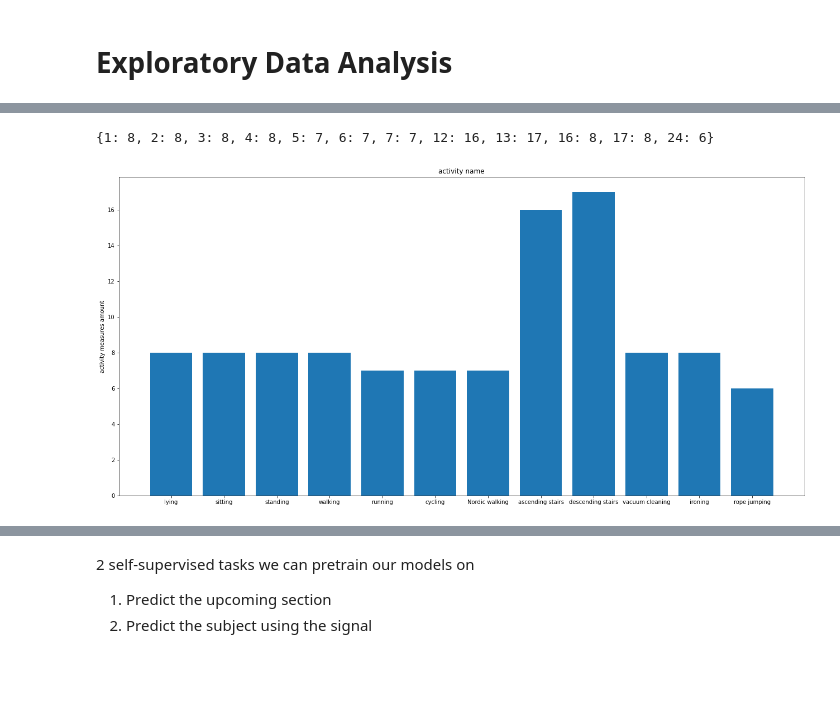
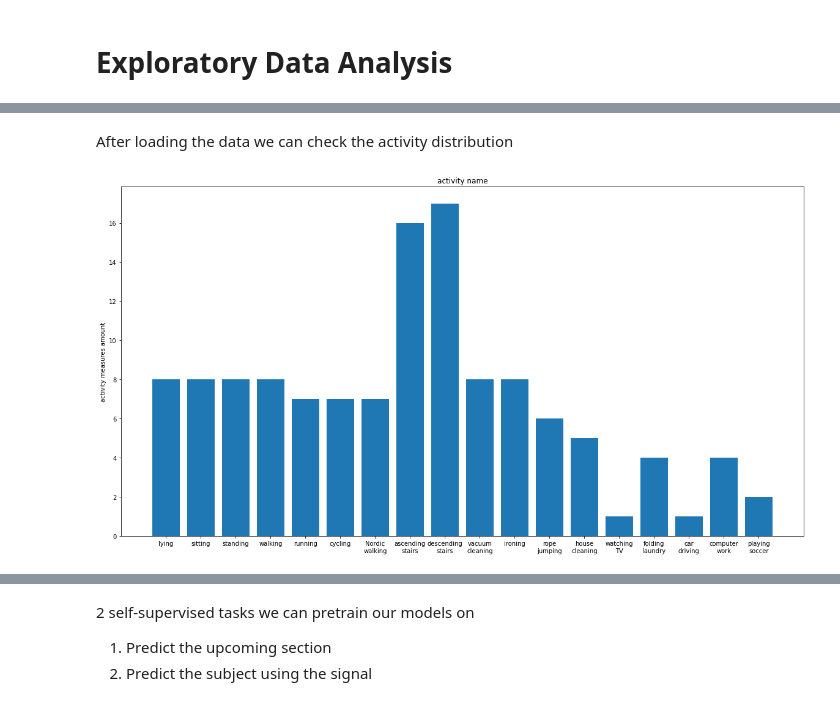
Before and after one commit to ChaiShalev18/Activity-Recognition-using-LSTM, a Jupyter notebook: DL_Assignment2.ipynb, the cells around one changed output, grey strips where cells are left out. Drawn from its saved outputs; the diff is of its cells as text; code cells hidden in the pictures; blank space fills up the shorter version.

Commit message:
Added initial Dataset, dataframe combination and activity duration per subject analysis

```diff
--- a/DL_Assignment2.ipynb
+++ b/DL_Assignment2.ipynb
@@ -127,6 +175,0 @@ columns_to_remove += ['IMU ankle orientation ' + str(i + 1) for i in range(4)] #
-# %%
-for protocol_subject in protocol_subjects:
-  protocol_dataframes[protocol_subject].drop(columns_to_remove, axis=1, inplace=True)
-
-for optional_subject in optional_subjects:
-  optional_dataframes[optional_subject].drop(columns_to_remove, axis=1, inplace=True)
@@ -174,58 +284,38 @@ for protocol_subject in protocol_subjects:
             activity_count[key] += temp_acts[key]
         else:
             activity_count[key] = temp_acts[key]
+
+for optional_subject in optional_subjects:
+    temp_acts = count_activities_per_subject(optional_dataframes[optional_subject])
+    for key in temp_acts.keys():
+        if key in activity_count.keys():
+            activity_count[key] += temp_acts[key]
+        else:
+            activity_count[key] = temp_acts[key]
-# %%
-activity_count
-# %% [output]
-{1: 8, 2: 8, 3: 8, 4: 8, 5: 7, 6: 7, 7: 7, 12: 16, 13: 17, 16: 8, 17: 8, 24: 6}
-# %%
-def get_activity_name_by_id(id):
-    id_to_names = {}
-    id_to_names[1] = 'lying'
-    id_to_names[2] = 'sitting'
-    id_to_names[3] = 'standing'
-    id_to_names[4] = 'walking'
-    id_to_names[5] = 'running'
-    id_to_names[6] = 'cycling'
-    id_to_names[7] = 'Nordic walking'
-    id_to_names[9] = 'watching TV'
-    id_to_names[10] = 'computer work'
-    id_to_names[11] = 'car driving'
-    id_to_names[12] = 'ascending stairs'
-    id_to_names[13] = 'descending stairs'
-    id_to_names[16] = 'vacuum cleaning'
-    id_to_names[17] = 'ironing'
-    id_to_names[18] = 'folding laundry'
-    id_to_names[19] = 'house cleaning'
-    id_to_names[20] = 'playing soccer'
-    id_to_names[24] = 'rope jumping'
-    id_to_names[0] = 'other'
-    return id_to_names[id]
+# %% [markdown]
+After loading the data we can check the activity distribution
 # %%
 values = activity_count
 
 keys_lst = []
 count_lst = []
 for key in values.keys():
     keys_lst.append(key)
     count_lst.append(values[key])
 
 activity_names = [get_activity_name_by_id(act_id) for act_id in keys_lst]
 
 fig, ax = plt.subplots()
-fig.set_size_inches(22, 10.5)
+fig.set_size_inches(20, 10.5)
 
 bar_labels = keys_lst
 ax.bar(activity_names, count_lst)
 ax.set_ylabel('activity measures amount')
 ax.set_title('activity name')
 
-
 plt.show()
-
-# show optional as well
 # %% [output]
-[figure, old version]
+[figure, new version]
 # %%
 def get_subject_activity(df, activityID):
     return df[df['activityID'] == activityID]
```
Also changed, not shown: parts of 22 cells of this notebook.
